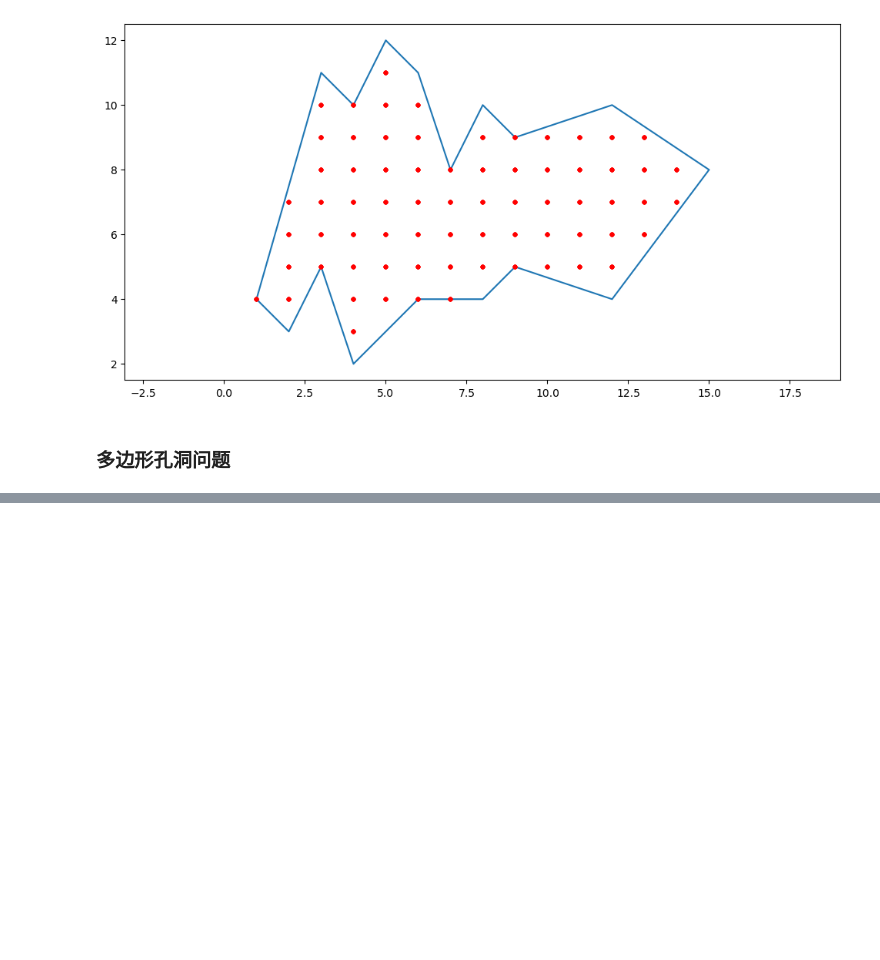
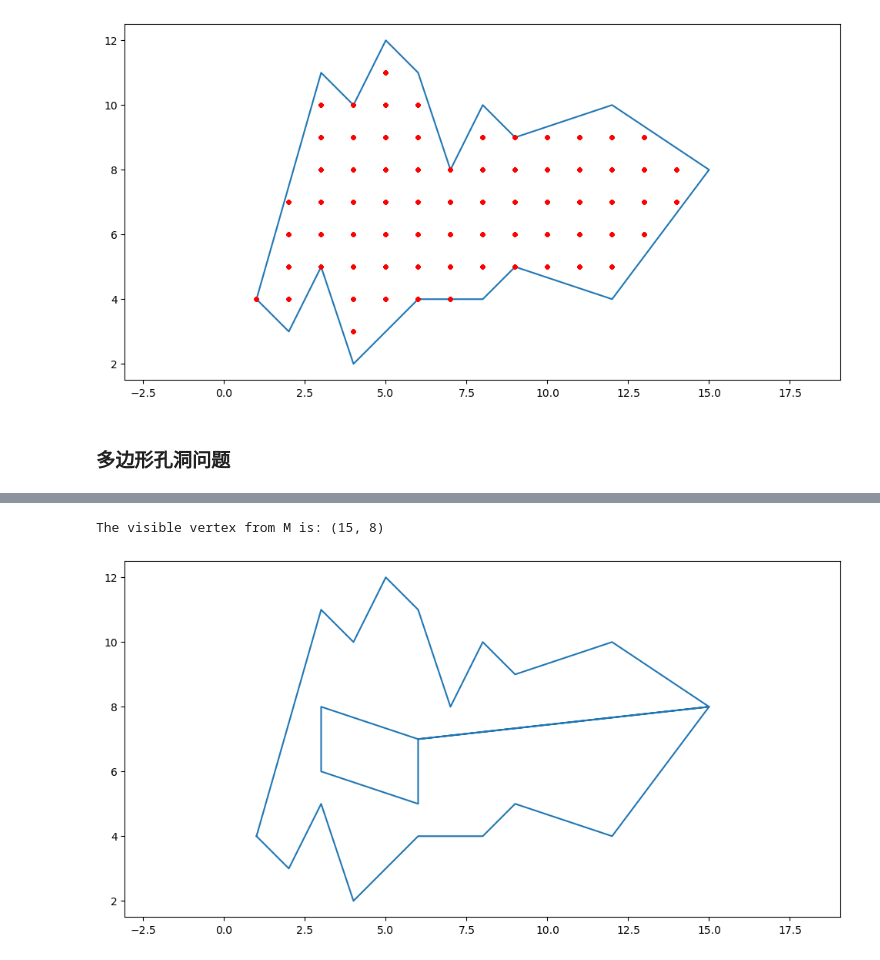
Before and after one commit to HandsomeSword/cv-homeword, a Jupyter notebook: test.ipynb, the cells around one changed output, grey strips where cells are left out. Cells and saved outputs as stored; diff of their text form; code cells hidden in the pictures; blank space fills up the shorter version.

```diff
--- a/test.ipynb
+++ b/test.ipynb
@@ -648,0 +837,27 @@ plt.show()
+# %%
+# 示例多边形
+polygons = [[(1,4),(2,3),(3, 5),(4,2),(6,4),(8,4),(9,5),(12, 4),(15 ,8),(12, 10),(9, 9),(8, 10),(7, 8),(6, 11),(5, 12),(4, 10),(3, 11)],
+           [(3,6), (3,8), (6,7),(6,5)]]
+
+# 假设M是给定的顶点
+M = (6,7)
+
+# 执行算法
+visible_vertex = find_visible_vertex(polygons[0], (6,7))
+print(f"The visible vertex from M is: {visible_vertex}")
+# %% [output]
+The visible vertex from M is: (15, 8)
+# %%
+new_polygon = generate_polygon(polygons)
+# %%
+fig, ax = plt.subplots(figsize=(12, 6))
+
+new_polygon.append(new_polygon[0])
+x = [i[0] for i in new_polygon]
+
+y = [i[1] for i in new_polygon]
+ax.plot(x, y)
+plt.axis("equal")
+plt.show()
+# %% [output]
+[figure, added]
```
Also changed, not shown: parts of 10 cells of this notebook, 2 other files.
